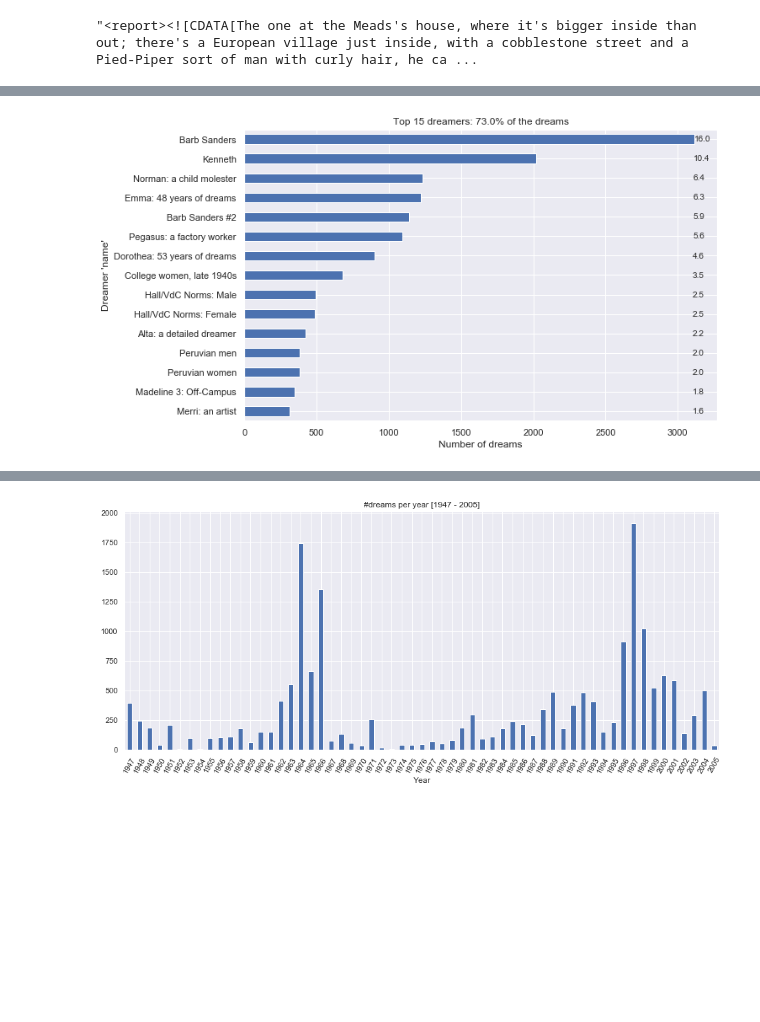
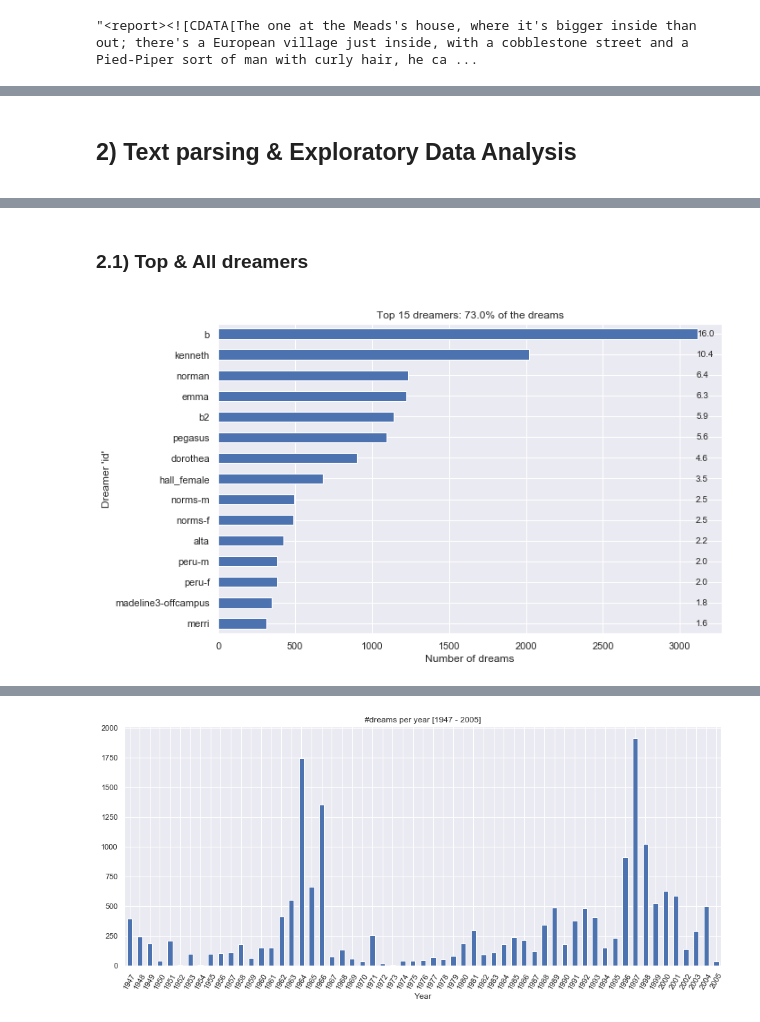
Before and after one commit to MigBap/dreambank, a Jupyter notebook: dreamresearch.net_data.ipynb, the cells around one changed output, grey strips where cells are left out. Cells and saved outputs as stored; diff of their text form; code cells hidden in the pictures; blank space fills up the shorter version.

```diff
--- a/dreamresearch.net_data.ipynb
+++ b/dreamresearch.net_data.ipynb
@@ -405,4 +501,7 @@ dreambank.codings.value_counts()
 Name: codings, Length: 3472, dtype: int64
+# %% [markdown]
+## 2) Text parsing & Exploratory Data Analysis
+<a id="parsing_eda"></a>
 # %%
 # Select data with dreams df
 dreams_df = dreambank[dreambank['dream'].notnull()][['id', 'name', 'type', 'sex', 'age', 'time',
@@ -446,33 +545,36 @@ dream_date      19431 non-null object
 dream           19431 non-null object
 dtypes: object(9)
 memory usage: 1.3+ MB
+# %% [markdown]
+### 2.1) Top & All dreamers
+<a id="top_all_dreamers"></a>
 # %%
 # top dreamers
 
 # number of dreamers
 n = 15
 
-top_dreamers = dreams_df['name'].value_counts(ascending=True).tail(n)#.plot(kind='barh')
+top_dreamers = dreams_df['id'].value_counts(ascending=True).tail(n)#.plot(kind='barh')
 
-dreams_df_index = dreams_df['name'].value_counts().index
+dreams_df_index = dreams_df['id'].value_counts().index
 pos = np.arange(len(top_dreamers))
 pos_2 = round(top_dreamers/len(dreams_df['dream'])*100, 1)
 
 # add the percentages to the side of each bar
 for p, cidx, td in zip(pos, dreams_df_index, pos_2):
     plt.annotate(td, xy=(td+3100, p), va='center')
 
 # plot
 top_dreamers.plot(kind='barh')
 
 t = round(np.sum(top_dreamers/len(dreams_df['dream'])*100))
 plt.title("Top {} dreamers: {}% of the dreams".format(n, t))
 plt.xlabel("Number of dreams")
-plt.ylabel("Dreamer 'name'")
+plt.ylabel("Dreamer 'id'")
 plt.subplots_adjust(left=0, bottom=-0.2, right=1.3, top=1, wspace=0, hspace=0)
 plt.show()
 # %% [output]
-[figure, old version]
+[figure, new version]
 # %%
 
 dreams_df.head()
```
Also changed, not shown: parts of 59 cells of this notebook, 1 other file.
